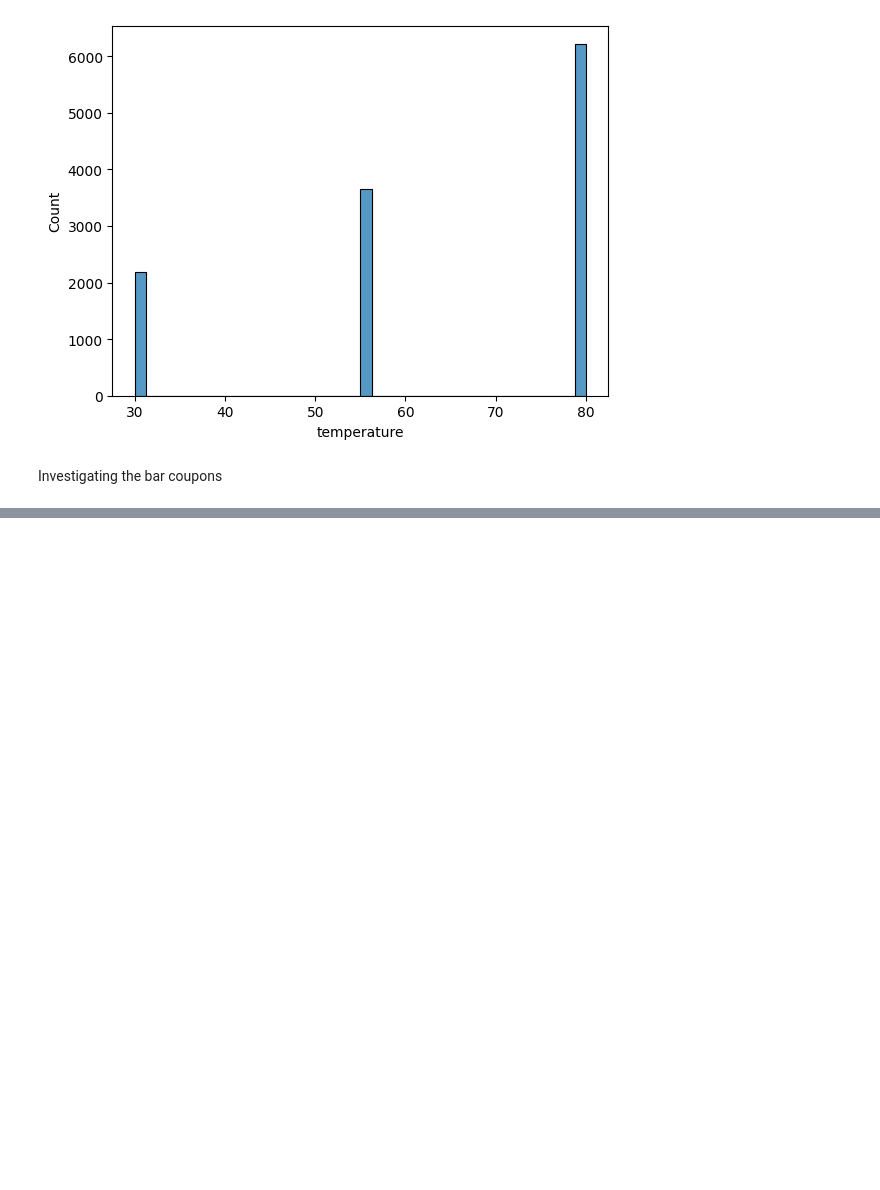
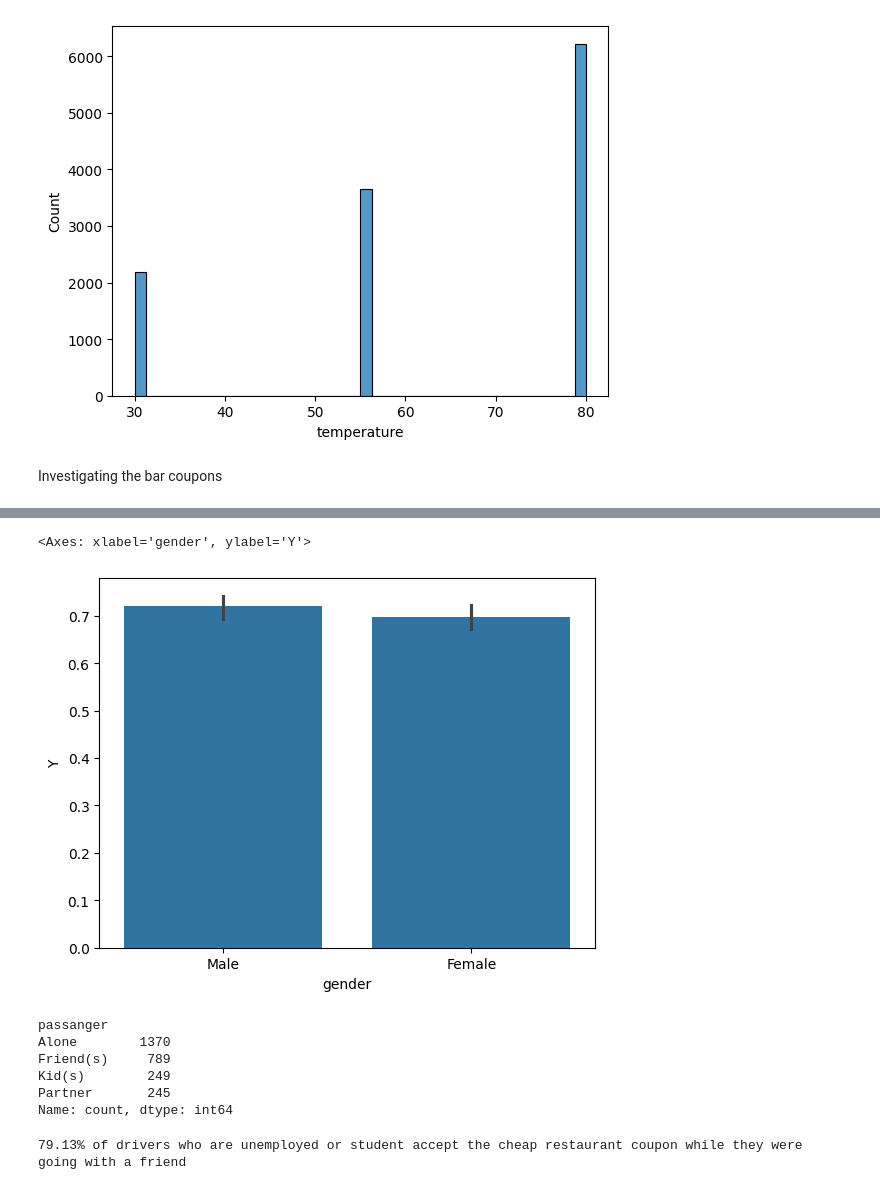
Before and after one commit to timeless81/AI-ML-Module5, a Jupyter notebook: coupon.ipynb, the cells around one changed output, grey strips where cells are left out. Cells and saved outputs as stored; diff of their text form; code cells hidden in the pictures; blank space fills up the shorter version.

```diff
--- a/coupon.ipynb
+++ b/coupon.ipynb
@@ -76,3 +75,9 @@ never    6347
 4~8      1784
 gt8      1111
 Name: count, dtype: int64
+# %%
+# data dressing up - age is an object, convert it to int by creating a mapping of age groups to representative ages
+#df['age'].value_counts()
+age_mapping = {'below21': 18, '21': 21, '26': 26, '31': 31, '36': 36, '41': 41, '46': 46, '50plus': 50}
+df['age'] = df['age'].map(age_mapping)
+df['age'].value_counts()
@@ -176,0 +330,4 @@ Investigating the bar coupons
+# %%
+# Create a data frame that just contains the Restaurant(<20) coupons
+df_rest = df_clean[df_clean['coupon'] == 'Restaurant(<20)']
+df_rest.info()
@@ -176,0 +368,26 @@ Investigating the bar coupons
+# %%
+# Restaurant(<20) acceptance rate for Male vs Female drivers
+sns.barplot(data=df_rest, x='gender', y='Y')
+
+# Conclusion - The gender doesn't play much role in acceptance rate of Restaurant(<20) coupon with females being ever so slightly lower in accepting the coupon
+# %% [output]
+<Axes: xlabel='gender', ylabel='Y'>
+[figure, added]
+# %%
+#df_rest['occupation'].value_counts()
+#sns.barplot(data=df_rest, x='occupation', y='Y')
+df_rest['passanger'].value_counts()
+# %% [output]
+passanger
+Alone        1370
+Friend(s)     789
+Kid(s)        249
+Partner       245
+Name: count, dtype: int64
+# %%
+#df_rest['occupation'].value_counts()
+df_student_or_unemployed = df_rest[df_rest['occupation'].isin(['Unemployed', 'Student']) & (df_rest['passanger'] == 'Friend(s)')]
+acceptance_pct = round(df_student_or_unemployed['Y'].value_counts(normalize=True)[1]*100,2)
+print('{}% of drivers who are unemployed or student accept the cheap restaurant coupon while they were going with a friend'.format(acceptance_pct))
+# %% [output]
+79.13% of drivers who are unemployed or student accept the cheap restaurant coupon while they were going with a friend
```
Also changed, not shown: parts of 29 cells of this notebook, 3 other files.
